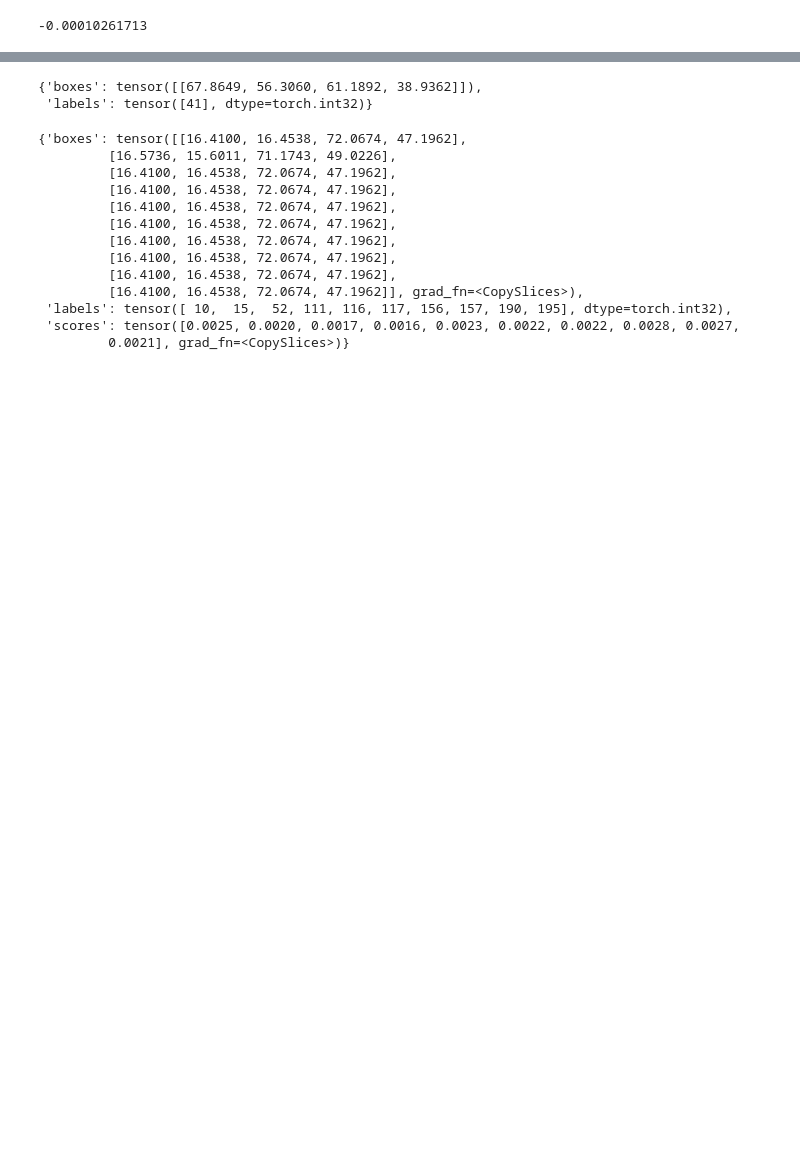
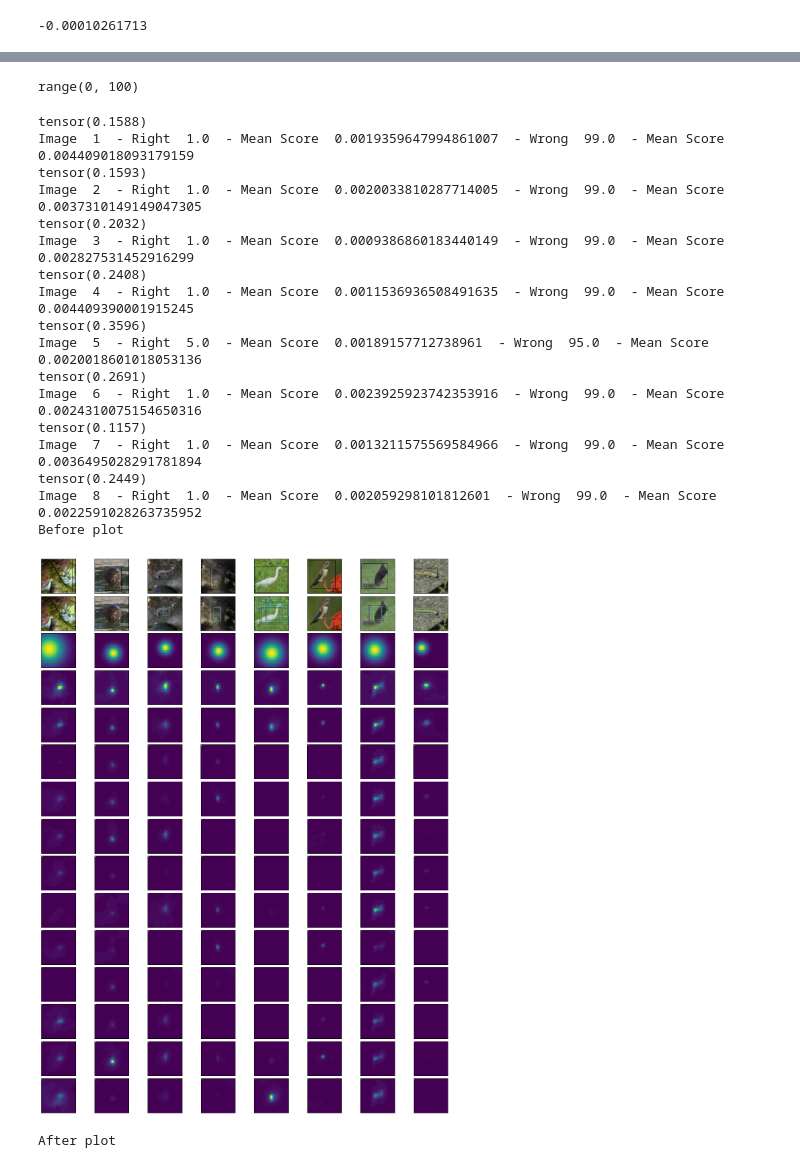
Before and after one commit to MarcelloCeresini/FSOD_CenterNet, a Jupyter notebook: src/notebooks/check_model.ipynb, the cells around one changed output, grey strips where cells are left out. Drawn from its saved outputs; the diff is of its cells as text; code cells hidden in the pictures; blank space fills up the shorter version.

Commit message:
updated data visualization

```diff
--- a/src/notebooks/check_model.ipynb
+++ b/src/notebooks/check_model.ipynb
@@ -10,7 +10,7 @@ from tqdm import tqdm
 
 import sys
 
-sys.path.append('/home/volpepe/Desktop/FSOD_CenterNet/src')
+sys.path.append('/Users/marcelloceresini/github/FSOD_CenterNet/src')
 from data_pipeline import DatasetsGenerator
 from model import Model
 
@@ -19,7 +19,7 @@ def load_settings(settings_path: str):
     with open(settings_path, 'r') as f:
         return yaml.safe_load(f)
 
-settings = '../settings/model_testing_debug_check.yaml'
+settings = '../settings/model_testing_debug_check_resnet50.yaml'
 
 config = load_settings(settings)
 
@@ -76,5 +76,5 @@ creating index...
 index created!
 Skipping instantating novel head
 # %%
-model.load_state_dict(T.load('../../data/weights/from_server/best_model_fix.pt'))
+model.load_state_dict(T.load('../../data/weights/from_server/best_model_fix_resnet50.pt', map_location="cpu"))
 # %% [output]
@@ -199,7 +207,7 @@ def landmarks_from_idxs(regressor_pred: T.tensor,
     n_classes, output_width, output_height = idxs_tensor_mask.shape
 
     num_detections = T.sum(idxs_tensor_mask).to('cpu')
-    num_detections = min(10, num_detections)
+    num_detections = min(100, num_detections) # 10 MAXIMUM DETECTIONS FOR VISUALIZATION
 
     landmarks_pred = {
         "boxes": T.zeros(num_detections,4),
@@ -222,7 +230,7 @@ def landmarks_from_idxs(regressor_pred: T.tensor,
     # this retrieves only the top "num_detections" of them (but still, flattened)
     flattened_top_k_idxs = flattened_idxs[top_k_scores.indices]
 
-    base_mask = T.zeros(n_classes*output_width*output_height).to(device='cuda')
+    base_mask = T.zeros(n_classes*output_width*output_height).to(device='cpu')
     # Populates the mask with 1s for topk indices
     base_mask[flattened_top_k_idxs] += 1
     mask = base_mask.to(dtype=T.bool)
@@ -262,10 +270,13 @@ def landmarks_from_idxs(regressor_pred: T.tensor,
 
     return landmarks_pred
 # %%
-for counter, (image_batch, _, n_landmarks_batch, padded_landmarks) in enumerate(dataset_base_train):
+for counter, (image_batch, label_batch, n_landmarks_batch, padded_landmarks) in enumerate(dataset_base_train):
 
     # both image and landmarks will be resized to model_input_size
-    reg_pred_batch, heat_base_pred_batch, heat_novel_pred_batch = model(image_batch.to('cuda'))
+    reg_pred_batch, heat_base_pred_batch, heat_novel_pred_batch = model(image_batch.to('cpu'))
+
+    list_landmarks_pred = []
+    list_landmarks_gt = []
 
     for i, (reg_pred, heat_base_pred, n_landmarks) in \
         enumerate(zip(reg_pred_batch, heat_base_pred_batch, n_landmarks_batch)):
@@ -284,5 +295,8 @@ for counter, (image_batch, _, n_landmarks_batch, padded_landmarks) in enumerate(
             "labels": padded_landmarks["labels"][i,:n_landmarks]
         }
 
+        list_landmarks_pred.append(landmarks_pred)
+        list_landmarks_gt.append(landmarks_gt)
+
     break
 # %% [output]
@@ -299,21 +320,4 @@ tensor([[  8,  16,  15],
-# %%
-landmarks_gt
-# %% [output]
-{'boxes': tensor([[67.8649, 56.3060, 61.1892, 38.9362]]),
- 'labels': tensor([41], dtype=torch.int32)}
-# %%
-landmarks_pred
-# %% [output]
-{'boxes': tensor([[16.4100, 16.4538, 72.0674, 47.1962],
-         [16.5736, 15.6011, 71.1743, 49.0226],
-         [16.4100, 16.4538, 72.0674, 47.1962],
-         [16.4100, 16.4538, 72.0674, 47.1962],
-         [16.4100, 16.4538, 72.0674, 47.1962],
-         [16.4100, 16.4538, 72.0674, 47.1962],
-         [16.4100, 16.4538, 72.0674, 47.1962],
-         [16.4100, 16.4538, 72.0674, 47.1962],
-         [16.4100, 16.4538, 72.0674, 47.1962],
-         [16.4100, 16.4538, 72.0674, 47.1962]], grad_fn=<CopySlices>),
- 'labels': tensor([ 10,  15,  52, 111, 116, 117, 156, 157, 190, 195], dtype=torch.int32),
- 'scores': tensor([0.0025, 0.0020, 0.0017, 0.0016, 0.0023, 0.0022, 0.0022, 0.0028, 0.0027,
-         0.0021], grad_fn=<CopySlices>)}
+# %%
+range(len(list_landmarks_pred[0]["labels"]))
+# %% [output]
+range(0, 100)
@@ -319,0 +437,24 @@ landmarks_pred
+# %%
+import copy
+with T.no_grad():
+    showgrid(image_batch, copy.copy(label_batch), copy.copy(heat_base_pred_batch), list_landmarks_gt, list_landmarks_pred)
+# %% [output]
+tensor(0.1588)
+Image  1  - Right  1.0  - Mean Score  0.0019359647994861007  - Wrong  99.0  - Mean Score  0.004409018093179159
+tensor(0.1593)
+Image  2  - Right  1.0  - Mean Score  0.0020033810287714005  - Wrong  99.0  - Mean Score  0.0037310149149047305
+tensor(0.2032)
+Image  3  - Right  1.0  - Mean Score  0.0009386860183440149  - Wrong  99.0  - Mean Score  0.002827531452916299
+tensor(0.2408)
+Image  4  - Right  1.0  - Mean Score  0.0011536936508491635  - Wrong  99.0  - Mean Score  0.004409390001915245
+tensor(0.3596)
+Image  5  - Right  5.0  - Mean Score  0.00189157712738961  - Wrong  95.0  - Mean Score  0.0020018601018053136
+tensor(0.2691)
+Image  6  - Right  1.0  - Mean Score  0.0023925923742353916  - Wrong  99.0  - Mean Score  0.0024310075154650316
+tensor(0.1157)
+Image  7  - Right  1.0  - Mean Score  0.0013211575569584966  - Wrong  99.0  - Mean Score  0.0036495028291781894
+tensor(0.2449)
+Image  8  - Right  1.0  - Mean Score  0.002059298101812601  - Wrong  99.0  - Mean Score  0.0022591028263735952
+Before plot
+[figure, added]
+After plot
```
Also changed, not shown: parts of 15 cells of this notebook.
